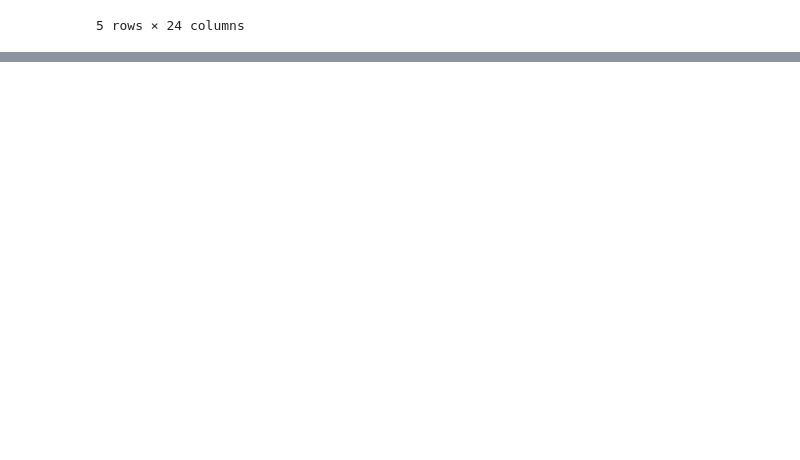
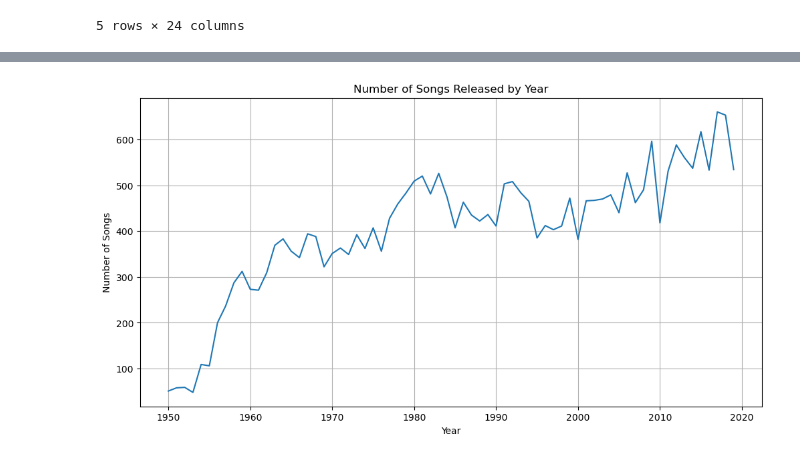
Before and after one commit to jweng8900/-TLAB-Music-Recommendation-Algorithm, a Jupyter notebook: Notebooks/eda.ipynb, the cells around one changed output, grey strips where cells are left out. Saved outputs shown, nothing was run; the diff lists cells and outputs as text; code cells hidden in the pictures; blank space fills up the shorter version.

```diff
--- a/Notebooks/eda.ipynb
+++ b/Notebooks/eda.ipynb
@@ -18,0 +118,16 @@ df.drop(columns=['Unnamed: 0'], inplace=True, errors='ignore')
+# %%
+# Extract year from the weird timestamp string
+df['release_year'] = df['release_date'].astype(str).str[-4:].astype(int)
+
+# Now group and plot
+songs_per_year = df['release_year'].value_counts().sort_index()
+
+plt.figure(figsize=(12, 6))
+sns.lineplot(x=songs_per_year.index, y=songs_per_year.values)
+plt.title('Number of Songs Released by Year')
+plt.xlabel('Year')
+plt.ylabel('Number of Songs')
+plt.grid(True)
+plt.show()
+# %% [output]
+[figure, added]
```
Also changed, not shown: parts of 9 cells of this notebook, 2 other files.
